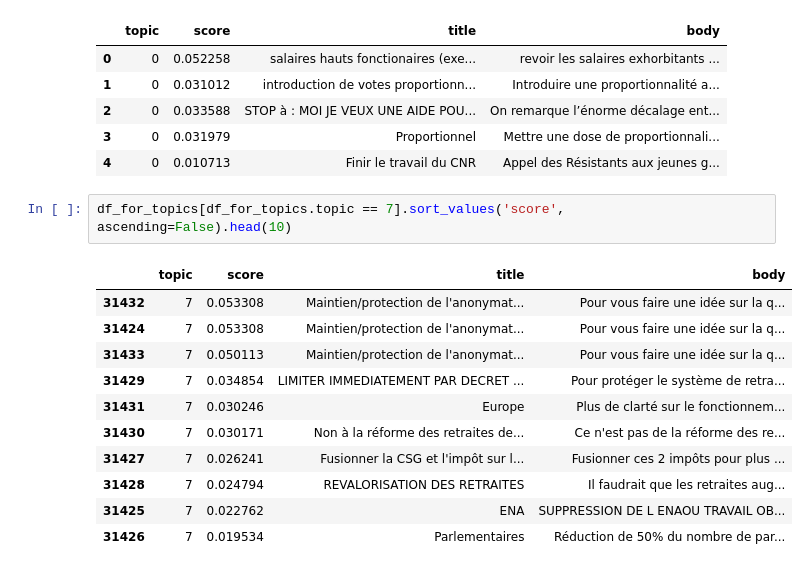
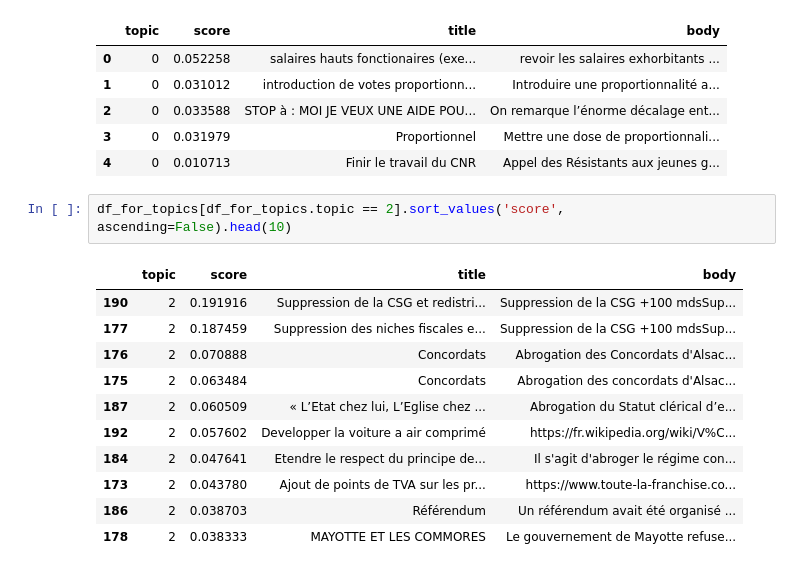
Before and after one commit to tonio73/le-vrai-debat, a Jupyter notebook: notebooks/VraiDebatCluster-gensim.ipynb, the cells around one changed output. Saved outputs shown, nothing was run; the diff lists cells and outputs as text.

```diff
--- a/notebooks/VraiDebatCluster-gensim.ipynb
+++ b/notebooks/VraiDebatCluster-gensim.ipynb
@@ -343,16 +343,16 @@ df_for_topics.head()
 | 3 | 0 | 0.031979 | Proportionnel | Mettre une dose de proportionnali... |
 | 4 | 0 | 0.010713 | Finir le travail du CNR | Appel des Résistants aux jeunes g... |
 # %%
-df_for_topics[df_for_topics.topic == 7].sort_values('score', ascending=False).head(10)
+df_for_topics[df_for_topics.topic == 2].sort_values('score', ascending=False).head(10)
 # %% [output]
 |  | topic | score | title | body |
-| 31432 | 7 | 0.053308 | Maintien/protection de l'anonymat... | Pour vous faire une idée sur la q... |
-| 31424 | 7 | 0.053308 | Maintien/protection de l'anonymat... | Pour vous faire une idée sur la q... |
-| 31433 | 7 | 0.050113 | Maintien/protection de l'anonymat... | Pour vous faire une idée sur la q... |
-| 31429 | 7 | 0.034854 | LIMITER IMMEDIATEMENT PAR DECRET ... | Pour protéger le système de retra... |
-| 31431 | 7 | 0.030246 | Europe | Plus de clarté sur le fonctionnem... |
-| 31430 | 7 | 0.030171 | Non à la réforme des retraites de... | Ce n'est pas de la réforme des re... |
-| 31427 | 7 | 0.026241 | Fusionner la CSG et l'impôt sur l... | Fusionner ces 2 impôts pour plus ... |
-| 31428 | 7 | 0.024794 | REVALORISATION DES RETRAITES | Il faudrait que les retraites aug... |
-| 31425 | 7 | 0.022762 | ENA | SUPPRESSION DE L ENAOU TRAVAIL OB... |
-| 31426 | 7 | 0.019534 | Parlementaires | Réduction de 50% du nombre de par... |
+| 190 | 2 | 0.191916 | Suppression de la CSG et redistri... | Suppression de la CSG +100 mdsSup... |
+| 177 | 2 | 0.187459 | Suppression des niches fiscales e... | Suppression de la CSG +100 mdsSup... |
+| 176 | 2 | 0.070888 | Concordats | Abrogation des Concordats d'Alsac... |
+| 175 | 2 | 0.063484 | Concordats | Abrogation des concordats d'Alsac... |
+| 187 | 2 | 0.060509 | « L’Etat chez lui, L’Eglise chez ... | Abrogation du Statut clérical d’e... |
+| 192 | 2 | 0.057602 | Developper la voiture a air comprimé | https://fr.wikipedia.org/wiki/V%C... |
+| 184 | 2 | 0.047641 | Etendre le respect du principe de... | Il s'agit d'abroger le régime con... |
+| 173 | 2 | 0.043780 | Ajout de points de TVA sur les pr... | https://www.toute-la-franchise.co... |
+| 186 | 2 | 0.038703 | Référendum | Un référendum avait été organisé ... |
+| 178 | 2 | 0.038333 | MAYOTTE ET LES COMMORES | Le gouvernement de Mayotte refuse... |
```
Also changed, not shown: 6 other files.
